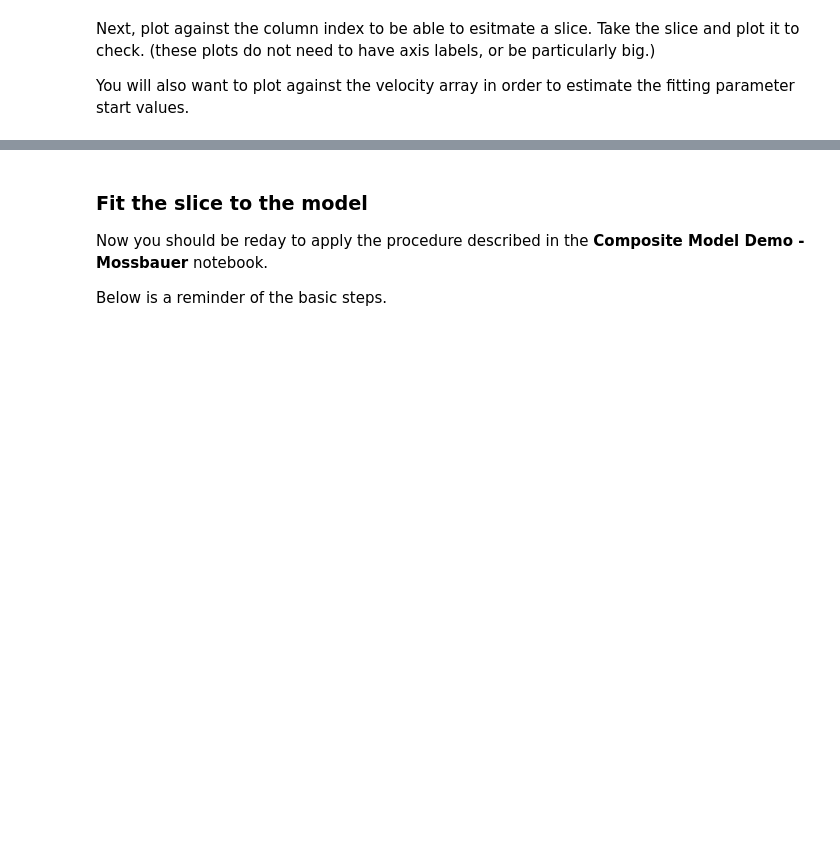
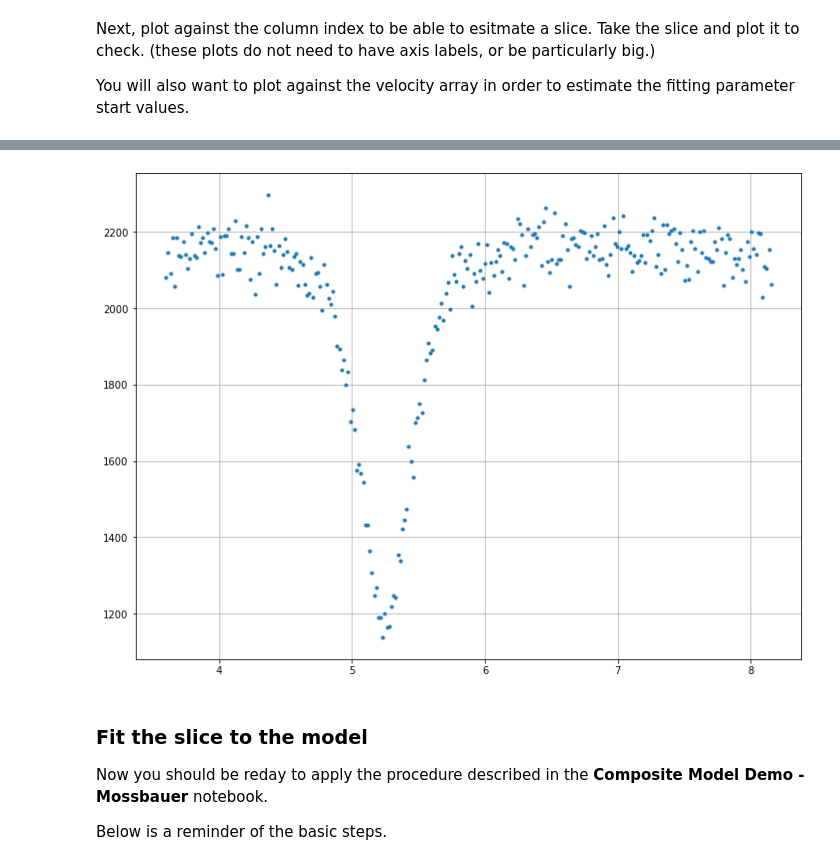
Before and after one commit to ahserhan/CMX, a Jupyter notebook: Mossbauer Specctroscopy/Mossbauer Full Analysis (Template).ipynb, the cells around one changed output, grey strips where cells are left out. Saved outputs shown, nothing was run; the diff lists cells and outputs as text; code cells hidden in the pictures; blank space fills up the shorter version.

```diff
--- a/Mossbauer Specctroscopy/Mossbauer Full Analysis (Template).ipynb
+++ b/Mossbauer Specctroscopy/Mossbauer Full Analysis (Template).ipynb
@@ -116,9 +155,11 @@ plt.plot(Fe['Counts'],'.');
 # %%
-Index = list(range(0,380))
+Index = list(range(0,280))
 
 myfig = plt.figure(figsize=(12,9))
 plt.grid()
-plt.plot(Fe['velocity'][Index],Fe['Counts'][Index],'.');
+plt.plot(Fe_velocity[Index],Fe['Ct'][Index],'.');
+# %% [output]
+[figure, added]
 # %% [markdown]
 ### Fit the slice to the model
 
```
Also changed, not shown: parts of 18 cells of this notebook.
